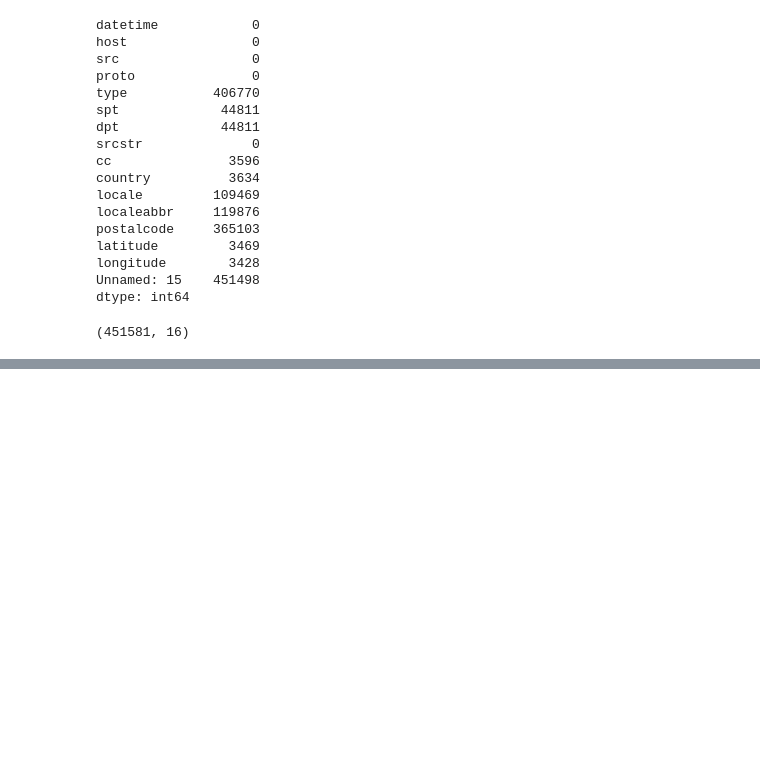
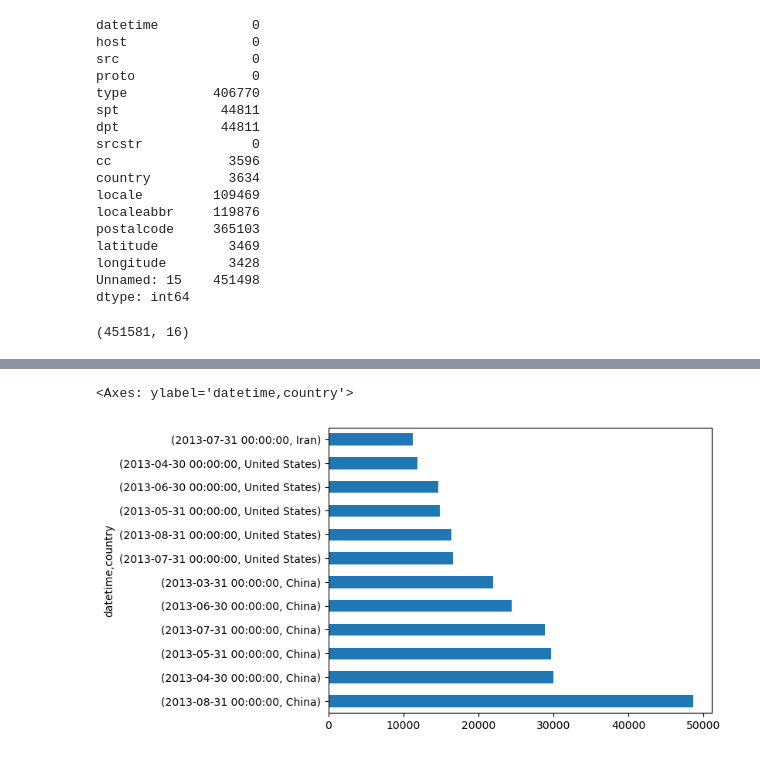
Before and after one commit to CarlosEM3/data-intrusion, a Jupyter notebook: code/JIntrusion EDA.ipynb, the cells around one changed output, grey strips where cells are left out. Drawn from its saved outputs; the diff is of its cells as text; code cells hidden in the pictures; blank space fills up the shorter version.

```diff
--- a/code/JIntrusion EDA.ipynb
+++ b/code/JIntrusion EDA.ipynb
@@ -78,0 +195,7 @@ country_type_counts.nlargest(5).plot.bar()
+# %%
+OneMonthCountry = df.resample("1M")["country"].value_counts()
+# %%
+OneMonthCountry.nlargest(12).plot.barh()
+# %% [output]
+<Axes: ylabel='datetime,country'>
+[figure, added]
```
Also changed, not shown: parts of 16 cells of this notebook.
